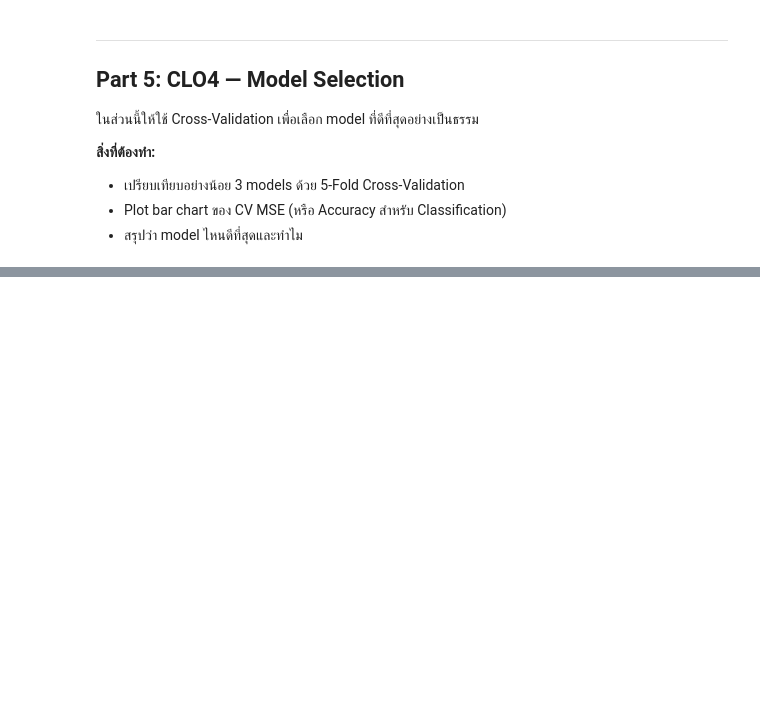
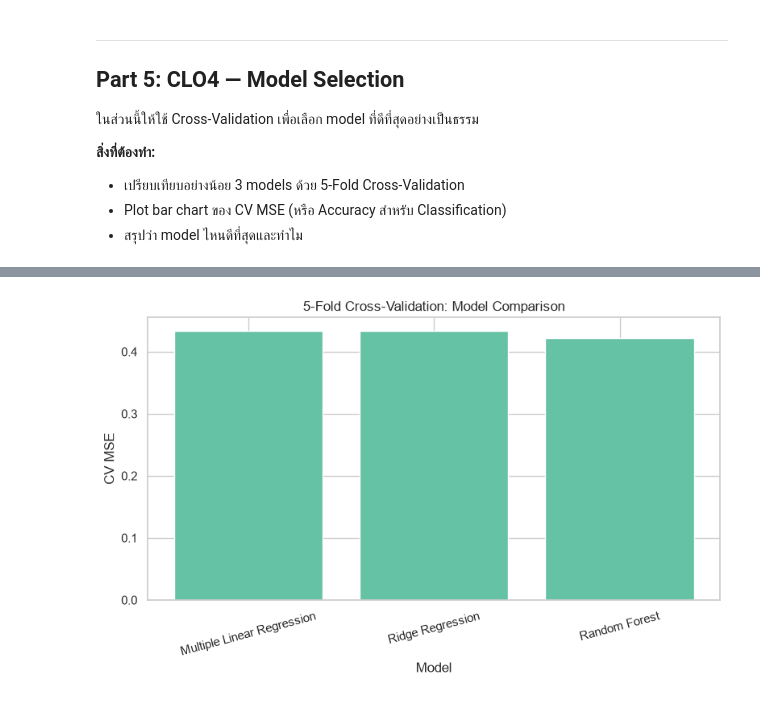
Before and after one commit to kitipong68-liang/ds-math-project-wineqt, a Jupyter notebook: lab15_Project_WineQualityPrediction.ipynb, the cells around one changed output, grey strips where cells are left out. Cells and saved outputs as stored; diff of their text form; code cells hidden in the pictures; blank space fills up the shorter version.

```diff
--- a/lab15_Project_WineQualityPrediction.ipynb
+++ b/lab15_Project_WineQualityPrediction.ipynb
@@ -829,17 +1005,85 @@ pass
 - สรุปว่า model ไหนดีที่สุดและทำไม
 # %%
 # ─── CLO4: 5-Fold Cross-Validation ────────────────────────────────
-# วัตถุประสงค์: เปรียบเทียบ models อย่างเป็นธรรมด้วย CV
+# วัตถุประสงค์: เปรียบเทียบ models อย่างเป็นธรรมด้วย 5-Fold CV
 
-# TODO:
-# models = {
-#     'Model 1': ???,
-#     'Model 2': ???,
-#     'Model 3': ???,
-# }
-#
-# for name, model in models.items():
-#     scores = cross_val_score(model, X, y, cv=5, scoring='neg_mean_squared_error')
-#     cv_mse = -scores.mean()
-#     print(f'{name}: CV MSE = {cv_mse:.4f}')
-pass
+from sklearn.model_selection import cross_val_score
+from sklearn.linear_model import LinearRegression, Ridge
+from sklearn.ensemble import RandomForestRegressor
+from sklearn.pipeline import make_pipeline
+from sklearn.preprocessing import StandardScaler
+import matplotlib.pyplot as plt
+
+# ใช้ features ทั้งหมดเหมือนกับ Model 2
+features = [
+    'fixed acidity',
+    'volatile acidity',
+    'citric acid',
+    'residual sugar',
+    'chlorides',
+    'free sulfur dioxide',
+    'total sulfur dioxide',
+    'density',
+    'pH',
+    'sulphates',
+    'alcohol'
+]
+
+X = df[features]
+y = df['quality']
+
+# กำหนด 3 Models
+models = {
+    'Multiple Linear Regression': LinearRegression(),
+
+    'Ridge Regression': make_pipeline(
+        StandardScaler(),
+        Ridge(alpha=1.0)
+    ),
+
+    'Random Forest': RandomForestRegressor(
+        n_estimators=100,
+        random_state=42
+    )
+}
+
+# เก็บผล CV MSE
+cv_results = {}
+
+for name, model in models.items():
+    scores = cross_val_score(
+        model,
+        X,
+        y,
+        cv=5,
+        scoring='neg_mean_squared_error'
+    )
+
+    cv_mse = -scores.mean()
+    cv_results[name] = cv_mse
+
+    print(f'{name}: CV MSE = {cv_mse:.4f}')
+
+# หา Model ที่มี CV MSE ต่ำที่สุด
+best_model = min(cv_results, key=cv_results.get)
+
+print("\n=== Best Model ===")
+print(f"{best_model}: CV MSE = {cv_results[best_model]:.4f}")
+
+# ─── Plot CV MSE ──────────────────────────────────────────────────
+
+plt.figure(figsize=(8, 5))
+
+plt.bar(
+    cv_results.keys(),
+    cv_results.values()
+)
+
+plt.ylabel("CV MSE")
+plt.xlabel("Model")
+plt.title("5-Fold Cross-Validation: Model Comparison")
+
+plt.xticks(rotation=15)
+plt.tight_layout()
+plt.show()
+# %% [output]
@@ -846 +1096,2 @@ pass
+[figure, added]
 # %% [markdown]
```
Also changed, not shown: parts of 7 cells of this notebook.
